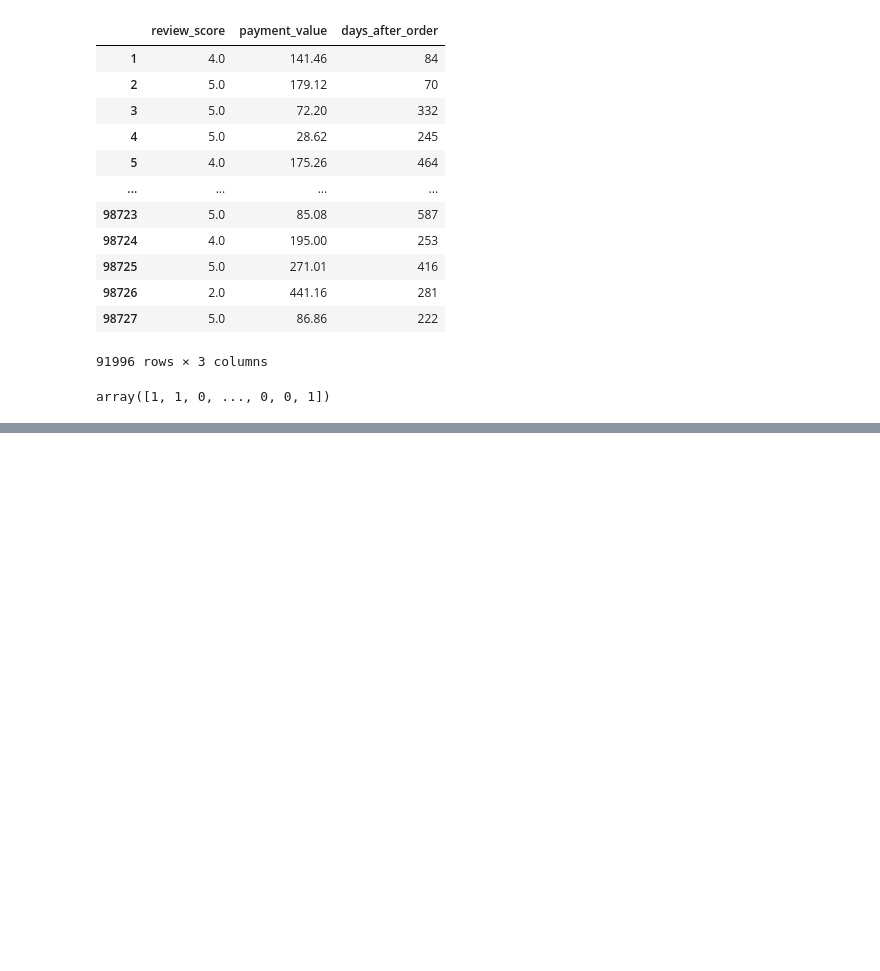
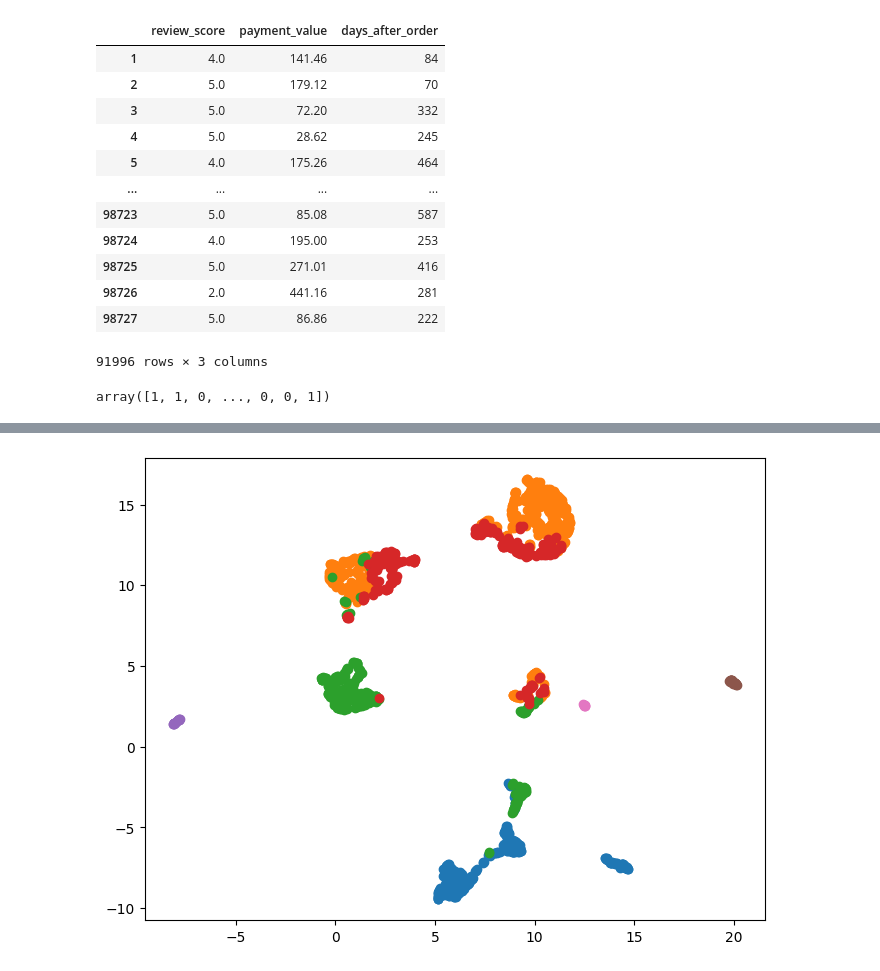
Before and after one commit to barly13/rostelecom_hackathon_dev, a Jupyter notebook: ml/MLfit.ipynb, the cells around one changed output, grey strips where cells are left out. Drawn from its saved outputs; the diff is of its cells as text; code cells hidden in the pictures; blank space fills up the shorter version.

```diff
--- a/ml/MLfit.ipynb
+++ b/ml/MLfit.ipynb
@@ -141,5 +217,6 @@ class ClearDataFrames:
 # %%
 data = ClearDataFrames()
+data.load_data()
 data.clear_data()
 # %%
 days_th = 231
@@ -470,0 +1138,11 @@ array([1, 1, 0, ..., 0, 0, 1])
+# %%
+# Метки для теста
+knn = KNeighborsClassifier(n_neighbors=7, metric='precomputed')
+knn.fit(gower_dist, train_cluster_label)
+
+test_dist = gower.gower_matrix(X_test, X_train)
+
+test_cluster_label = knn.predict(test_dist)
+# %%
+y_train['cluster'] = train_cluster_label
+y_test['cluster'] = test_cluster_label
@@ -470,0 +1269,17 @@ array([1, 1, 0, ..., 0, 0, 1])
+# %%
+kmeans =  KMeans(n_clusters=7, random_state=0).fit(np_train)
+train_cluster_label = kmeans.predict(np_train)
+
+#np_test = X_test.to_numpy()
+#np_test[:, :10] = scaler.transform(np_test[:, :10])
+#test_cluster_label = kmeans.predict(np_test)
+
+d = defaultdict(list)
+for i in range(kmeans.labels_.shape[0]):
+  d[kmeans.labels_[i]].append(i)
+
+plt.figure(figsize=(8, 6))
+for key, val in d.items():
+  plt.scatter(X_umap[val, 0], X_umap[val, 1])
+# %% [output]
+[figure, added]
```
Also changed, not shown: parts of 51 cells of this notebook, 9 other files.
